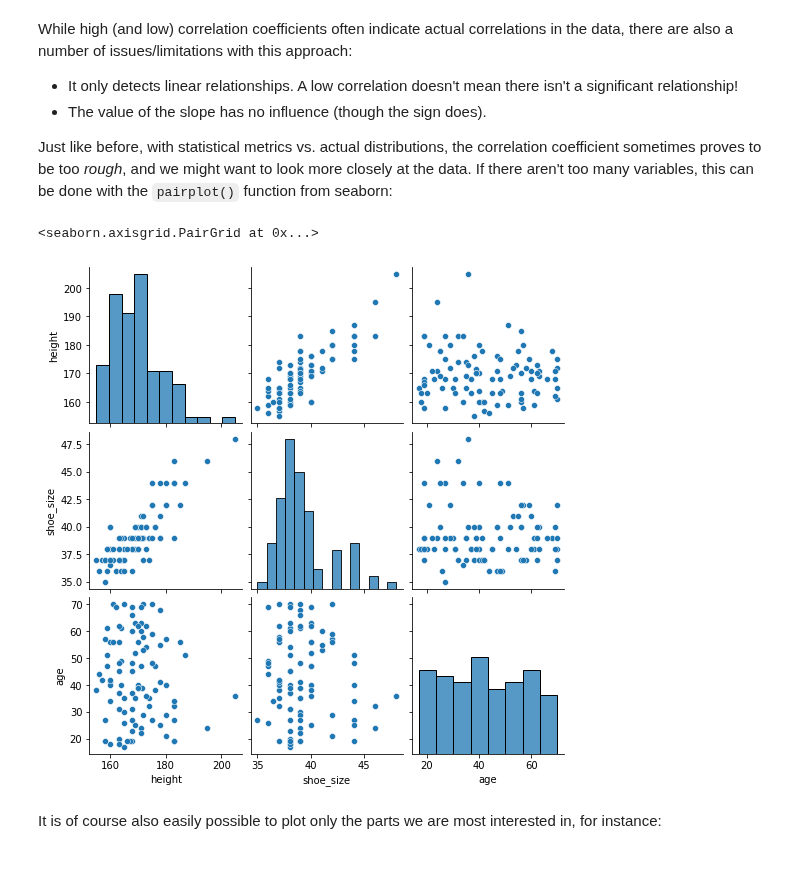
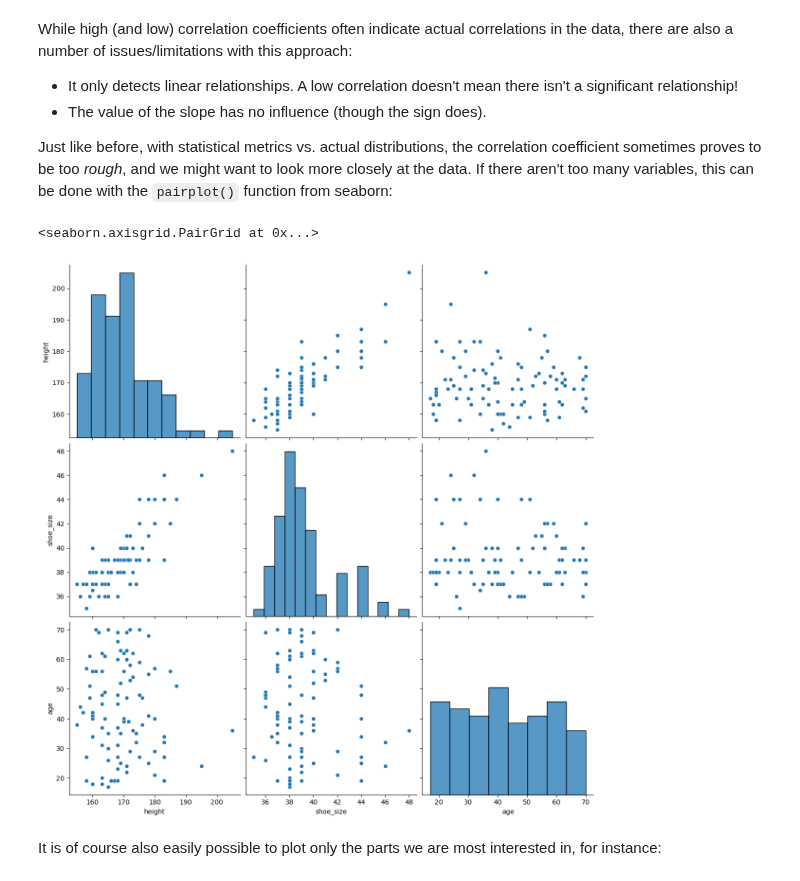
Before and after one commit to florian-huber/data_science_course, a Jupyter notebook: notebooks/live_coding_05_correlation_analysis.ipynb, the cells around one changed output. Cells and saved outputs as stored; diff of their text form; code cells hidden in the pictures.

```diff
--- a/notebooks/live_coding_05_correlation_analysis.ipynb
+++ b/notebooks/live_coding_05_correlation_analysis.ipynb
@@ -162,10 +162,10 @@ While high (and low) correlation coefficients often indicate actual correlations
 
 Just like before, with statistical metrics vs. actual distributions, the correlation coefficient sometimes proves to be too *rough*, and we might want to look more closely at the data. If there aren't too many variables, this can be done with the `pairplot()` function from seaborn:
 # %%
-sb.pairplot(data)
+sb.pairplot(data, height=4)
 # %% [output]
 <seaborn.axisgrid.PairGrid at 0x...>
-[figure, old version]
+[figure, new version]
 # %% [markdown]
 It is of course also easily possible to plot only the parts we are most interested in, for instance:
 # %%
```
Also changed, not shown: parts of 4 cells of this notebook.
